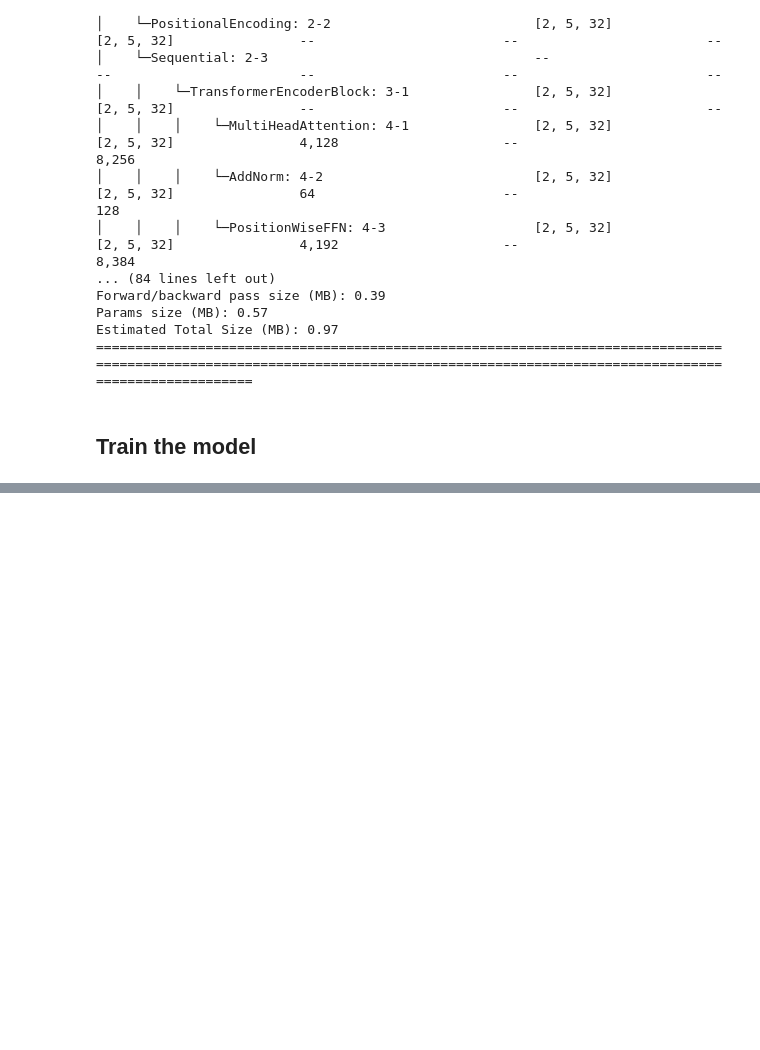
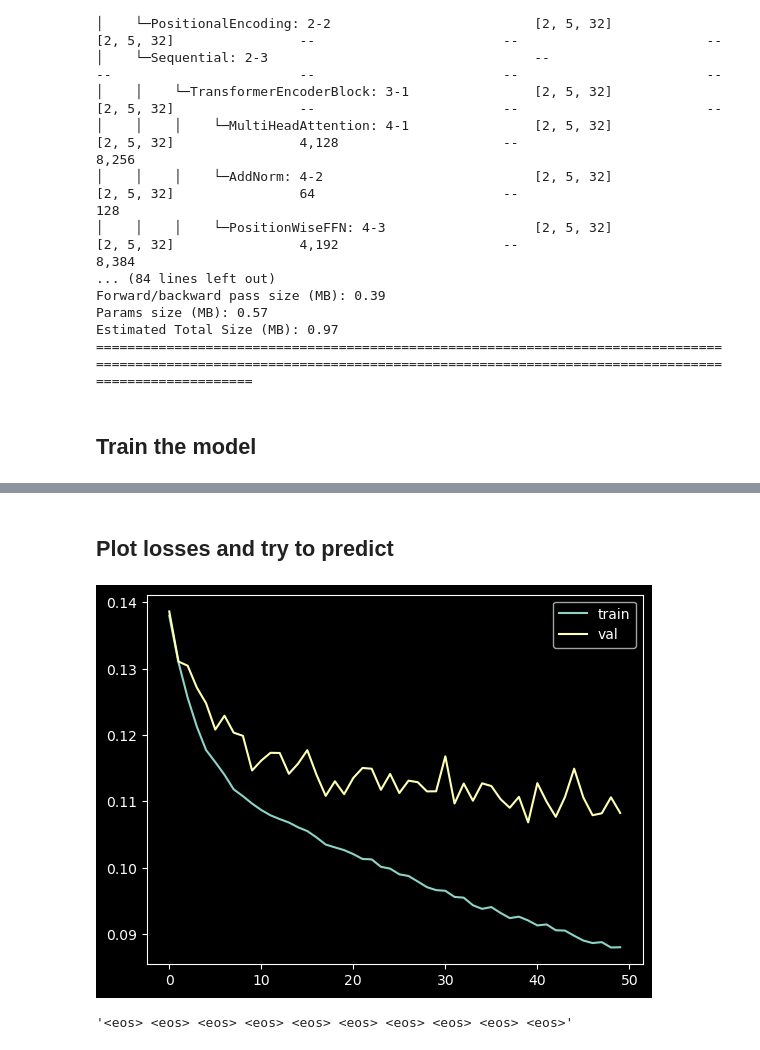
Before and after one commit to DeoGM2911/transformer-with-pytorch, a Jupyter notebook: notebooks/engfra.ipynb, the cells around one changed output, grey strips where cells are left out. Cells and saved outputs as stored; diff of their text form; code cells hidden in the pictures; blank space fills up the shorter version.

Commit message:
Test tensorboard

```diff
--- a/notebooks/engfra.ipynb
+++ b/notebooks/engfra.ipynb
@@ -44,8 +44,8 @@ src_vocab_size = len(dataset.src_vocab)
 tgt_vocab_size = len(dataset.tgt_vocab)
 
 # Hyperparameters for GD
-lr = 0.0001
-num_epochs = 500
+lr = 0.001
+num_epochs = 50
 # %%
 # Initialize the modules
 encoder = TransformerEncoder(src_vocab_size, num_hiddens, enc_num_heads, enc_num_layers, ffn_num_hiddens, dropout)
@@ -97,7 +97,7 @@ from time import perf_counter
 device = torch.device("cudo:0" if torch.cuda.is_available() else "cpu")
 # %%
 start = perf_counter()
-minibatch_gd(model, dataset, batch_size, criterion, optimizer, device, num_epochs)
+train_loss, val_loss = minibatch_gd(model, dataset, batch_size, criterion, optimizer, device, num_epochs)
 end = perf_counter()
 f'{end-start:.2f}s'
 # %% [output]
@@ -105,0 +122,11 @@ RuntimeError: 0D or 1D target tensor expected, multi-target not supported
+# %% [markdown]
+## Plot losses and try to predict
+# %%
+import matplotlib.pyplot as plt
+
+plt.plot(train_loss, label="train")
+plt.plot(val_loss, label="val")
+plt.legend()
+plt.show()
+# %% [output]
+[figure, added]
@@ -105,0 +138,18 @@ RuntimeError: 0D or 1D target tensor expected, multi-target not supported
+# %%
+# Try some prediction
+# Tokenize example
+english = ["go", "!"]
+indices = []
+for token in english:
+    embed_index = dataset.src_vocab[token] if token in dataset.src_vocab else dataset.src_vocab["<unk>"]
+    indices.append(embed_index)
+tokens = torch.tensor(indices).reshape(1, -1)
+
+# Predict
+output, _ = model.predict(tokens, None, device, 10)
+decoded_output = []
+for idx in output.reshape(-1):
+    decoded_output.append(rev_tgt_vocab[idx.item()])
+" ".join(decoded_output)
+# %% [output]
+'<eos> <eos> <eos> <eos> <eos> <eos> <eos> <eos> <eos> <eos>'
```
Also changed, not shown: parts of 3 cells of this notebook, 4 other files.
